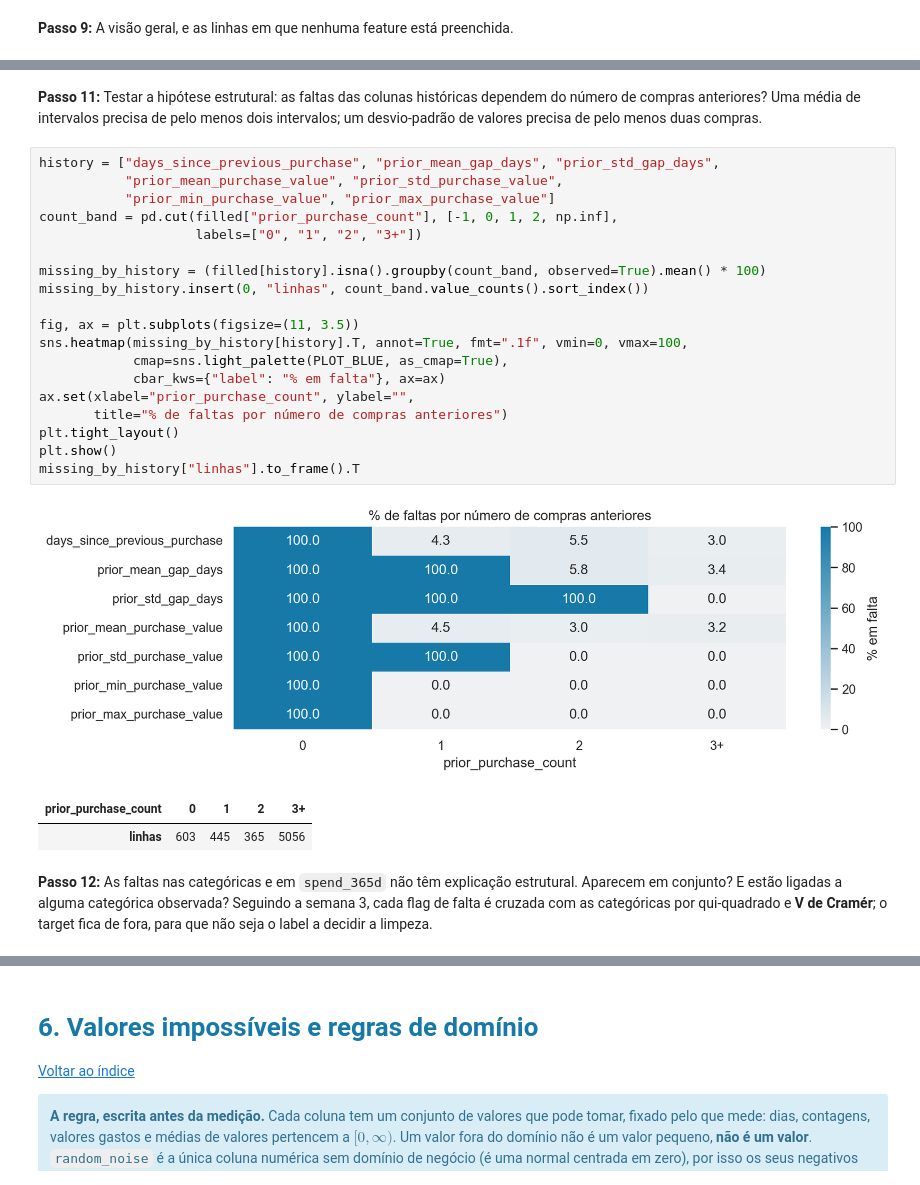
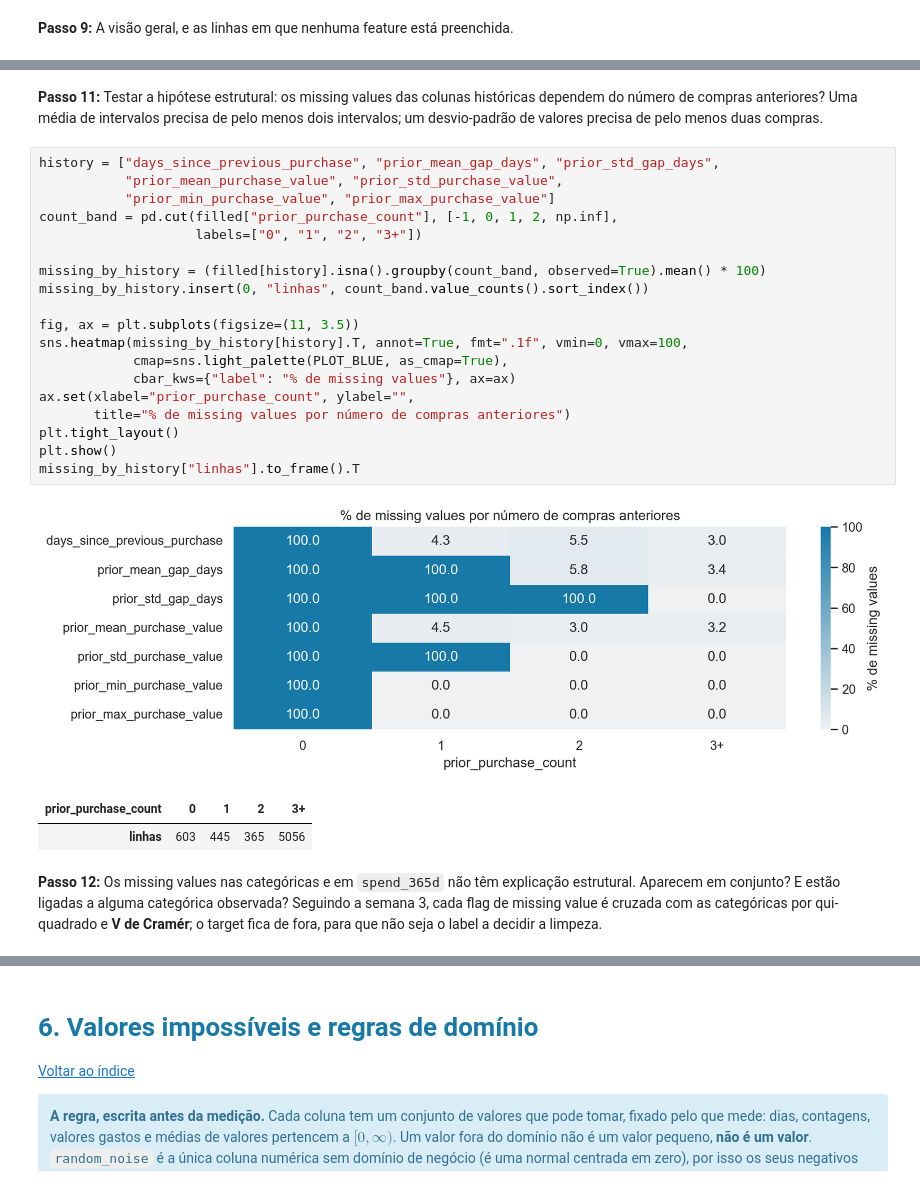
Before and after one commit to jxbarbosax/Machine-Learning, a Jupyter notebook: Homework_EDA.ipynb, the cells around one changed output, grey strips where cells are left out. Cells and saved outputs as stored; diff of their text form.

```diff
--- a/Homework_EDA.ipynb
+++ b/Homework_EDA.ipynb
@@ -424,37 +424,37 @@ missing.sort_values("faltas treino", ascending=False)
 | warehouse | 195 | 3.01 | 30.0 | 3.04 |
 | salesperson | 194 | 3.00 | 30.0 | 3.04 |
 # %% [markdown]
-__Passo 11:__ Testar a hipótese estrutural: as faltas das colunas históricas
+__Passo 11:__ Testar a hipótese estrutural: os missing values das colunas históricas
 dependem do número de compras anteriores? Uma média de intervalos precisa de pelo
 menos dois intervalos; um desvio-padrão de valores precisa de pelo menos duas
 compras.
 # %%
 history = ["days_since_previous_purchase", "prior_mean_gap_days", "prior_std_gap_days",
            "prior_mean_purchase_value", "prior_std_purchase_value",
            "prior_min_purchase_value", "prior_max_purchase_value"]
 count_band = pd.cut(filled["prior_purchase_count"], [-1, 0, 1, 2, np.inf],
                     labels=["0", "1", "2", "3+"])
 
 missing_by_history = (filled[history].isna().groupby(count_band, observed=True).mean() * 100)
 missing_by_history.insert(0, "linhas", count_band.value_counts().sort_index())
 
 fig, ax = plt.subplots(figsize=(11, 3.5))
 sns.heatmap(missing_by_history[history].T, annot=True, fmt=".1f", vmin=0, vmax=100,
             cmap=sns.light_palette(PLOT_BLUE, as_cmap=True),
-            cbar_kws={"label": "% em falta"}, ax=ax)
+            cbar_kws={"label": "% de missing values"}, ax=ax)
 ax.set(xlabel="prior_purchase_count", ylabel="",
-       title="% de faltas por número de compras anteriores")
+       title="% de missing values por número de compras anteriores")
 plt.tight_layout()
 plt.show()
 missing_by_history["linhas"].to_frame().T
 # %% [output]
-[figure, old version]
+[figure, new version]
 | prior_purchase_count | 0 | 1 | 2 | 3+ |
 | linhas | 603 | 445 | 365 | 5056 |
 # %% [markdown]
-__Passo 12:__ As faltas nas categóricas e em `spend_365d` não têm explicação
+__Passo 12:__ Os missing values nas categóricas e em `spend_365d` não têm explicação
 estrutural. Aparecem em conjunto? E estão ligadas a alguma categórica observada?
-Seguindo a semana 3, cada flag de falta é cruzada com as categóricas por
+Seguindo a semana 3, cada flag de missing value é cruzada com as categóricas por
 qui-quadrado e **V de Cramér**; o target fica de fora, para que não seja o label a
 decidir a limpeza.
 # %%
```
Also changed, not shown: parts of 26 cells of this notebook.
